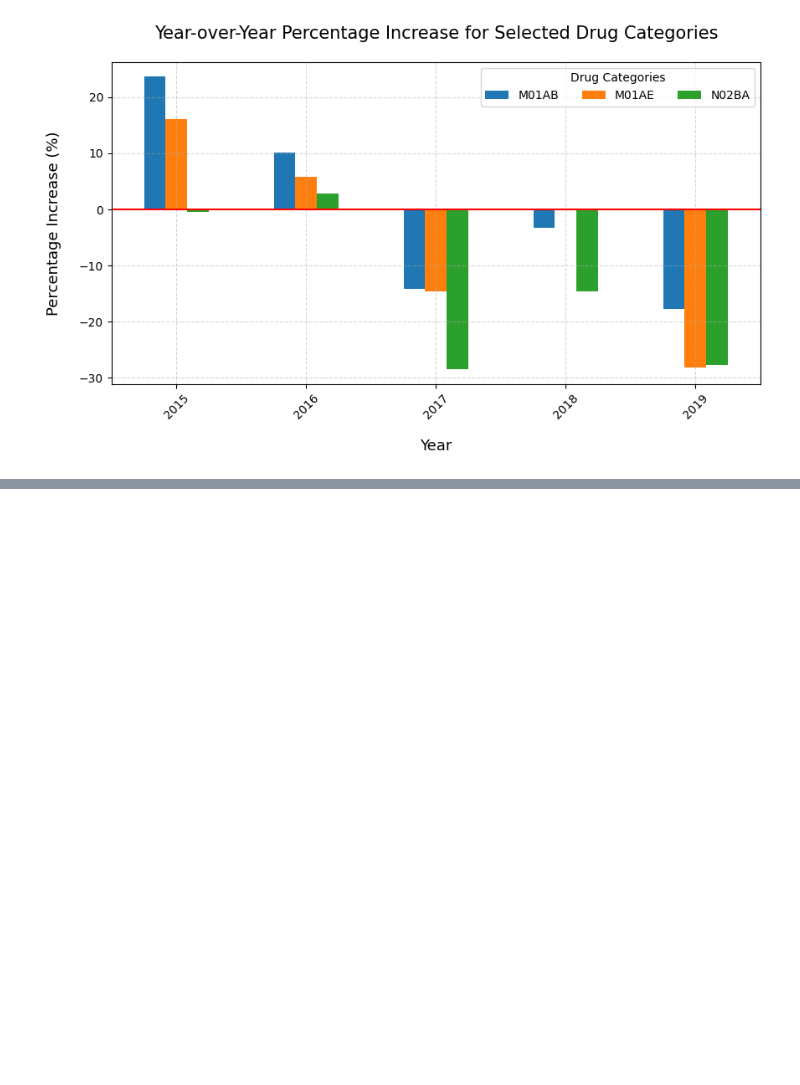
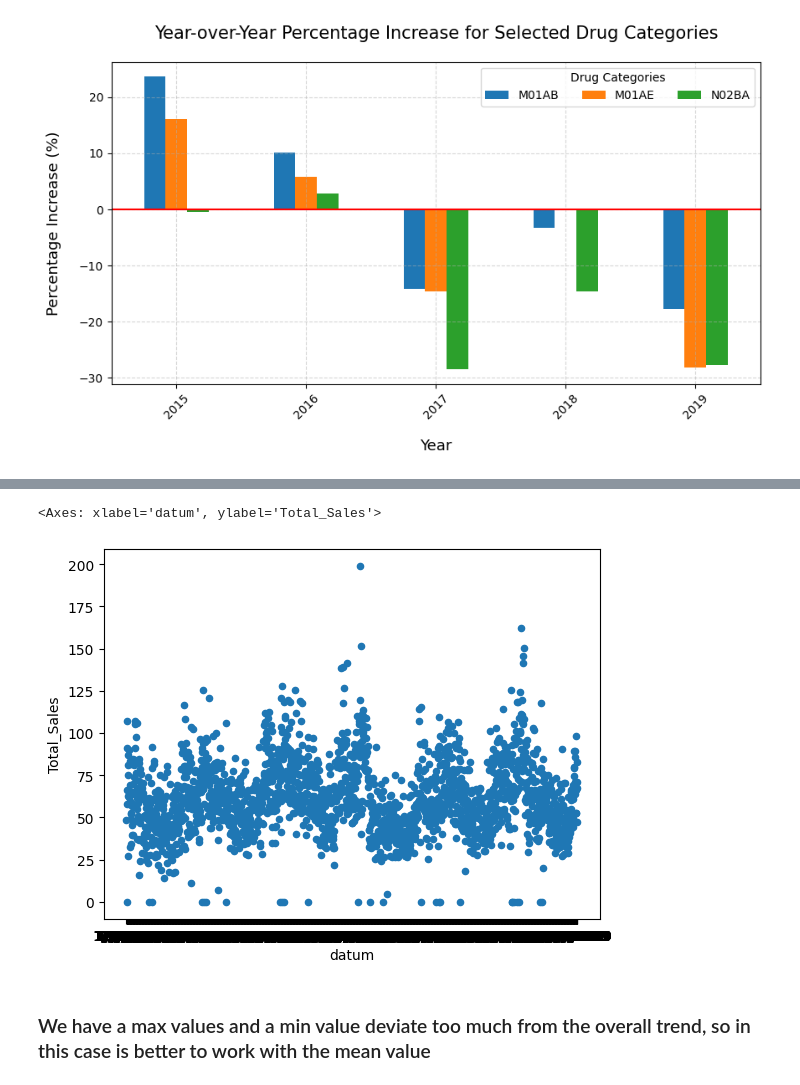
Before and after one commit to danielcamacho9712/Pharma_sales_visualization, a Jupyter notebook: pharma_sales_project.ipynb, the cells around one changed output, grey strips where cells are left out. Cells and saved outputs as stored; diff of their text form; code cells hidden in the pictures; blank space fills up the shorter version.

```diff
--- a/pharma_sales_project.ipynb
+++ b/pharma_sales_project.ipynb
@@ -164,0 +192,3 @@ increments_figure.tick_params(axis='x', labelrotation=45)
+# %%
+pharma_sales_daily['Day_of_the_Month'] = pd.to_datetime(pharma_sales_daily['datum']).dt.day
+pharma_sales_daily
@@ -164,0 +215,4 @@ increments_figure.tick_params(axis='x', labelrotation=45)
+# %%
+drug_cols = ['M01AB', 'M01AE', 'N02BA', 'N02BE', 'N05B', 'N05C', 'R03','R06']
+pharma_sales_daily['Total_Sales'] = pharma_sales_daily[drug_cols].sum(axis=1)
+pharma_sales_daily
@@ -164,0 +233,7 @@ increments_figure.tick_params(axis='x', labelrotation=45)
+# %%
+pharma_sales_daily.plot(kind='scatter', x='datum', y='Total_Sales')
+# %% [output]
+<Axes: xlabel='datum', ylabel='Total_Sales'>
+[figure, added]
+# %% [markdown]
+### We have a max values and a min value deviate too much from the overall trend, so in this case is better to work with the mean value
```
Also changed, not shown: parts of 13 cells of this notebook.
